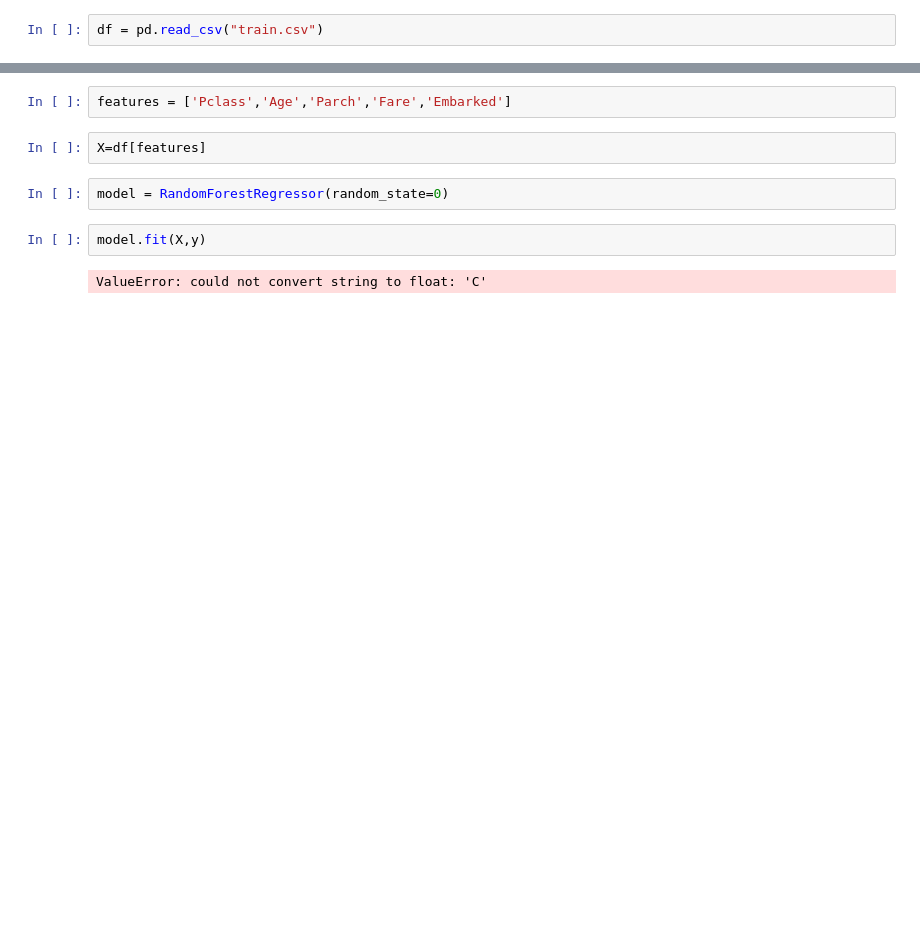
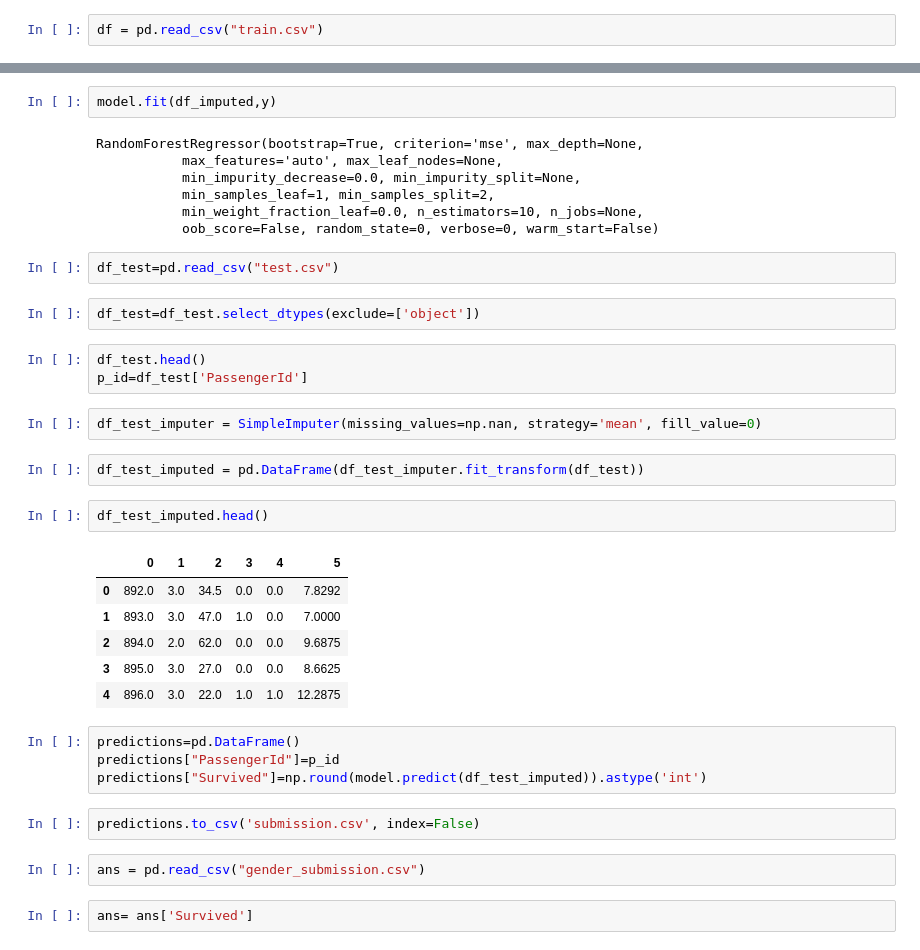
Before and after one commit to Sharron4me/Titanic-Kaggle, a Jupyter notebook: Titanic .ipynb, the cells around one changed output, grey strips where cells are left out. Drawn from its saved outputs; the diff is of its cells as text; blank space fills up the shorter version.

```diff
--- a/Titanic .ipynb
+++ b/Titanic .ipynb
@@ -20,10 +81,39 @@ y=df.Survived
-# %%
-features = ['Pclass','Age','Parch','Fare','Embarked']
-# %%
-X=df[features]
-# %%
-model = RandomForestRegressor(random_state=0)
 # %%
-model.fit(X,y)
+model.fit(df_imputed,y)
 # %% [output]
-ValueError: could not convert string to float: 'C'
+RandomForestRegressor(bootstrap=True, criterion='mse', max_depth=None,
+           max_features='auto', max_leaf_nodes=None,
+           min_impurity_decrease=0.0, min_impurity_split=None,
+           min_samples_leaf=1, min_samples_split=2,
+           min_weight_fraction_leaf=0.0, n_estimators=10, n_jobs=None,
+           oob_score=False, random_state=0, verbose=0, warm_start=False)
+# %%
+df_test=pd.read_csv("test.csv")
+# %%
+df_test=df_test.select_dtypes(exclude=['object'])
+# %%
+df_test.head()
+p_id=df_test['PassengerId']
+# %%
+df_test_imputer = SimpleImputer(missing_values=np.nan, strategy='mean', fill_value=0)
+# %%
+df_test_imputed = pd.DataFrame(df_test_imputer.fit_transform(df_test))
+# %%
+df_test_imputed.head()
+# %% [output]
+|  | 0 | 1 | 2 | 3 | 4 | 5 |
+| 0 | 892.0 | 3.0 | 34.5 | 0.0 | 0.0 | 7.8292 |
+| 1 | 893.0 | 3.0 | 47.0 | 1.0 | 0.0 | 7.0000 |
+| 2 | 894.0 | 2.0 | 62.0 | 0.0 | 0.0 | 9.6875 |
+| 3 | 895.0 | 3.0 | 27.0 | 0.0 | 0.0 | 8.6625 |
+| 4 | 896.0 | 3.0 | 22.0 | 1.0 | 1.0 | 12.2875 |
+# %%
+predictions=pd.DataFrame()
+predictions["PassengerId"]=p_id
+predictions["Survived"]=np.round(model.predict(df_test_imputed)).astype('int')
+# %%
+predictions.to_csv('submission.csv', index=False)
+# %%
+ans = pd.read_csv("gender_submission.csv")
+# %%
+ans= ans['Survived']
```
Also changed, not shown: parts of 12 cells of this notebook, 1 other file.
